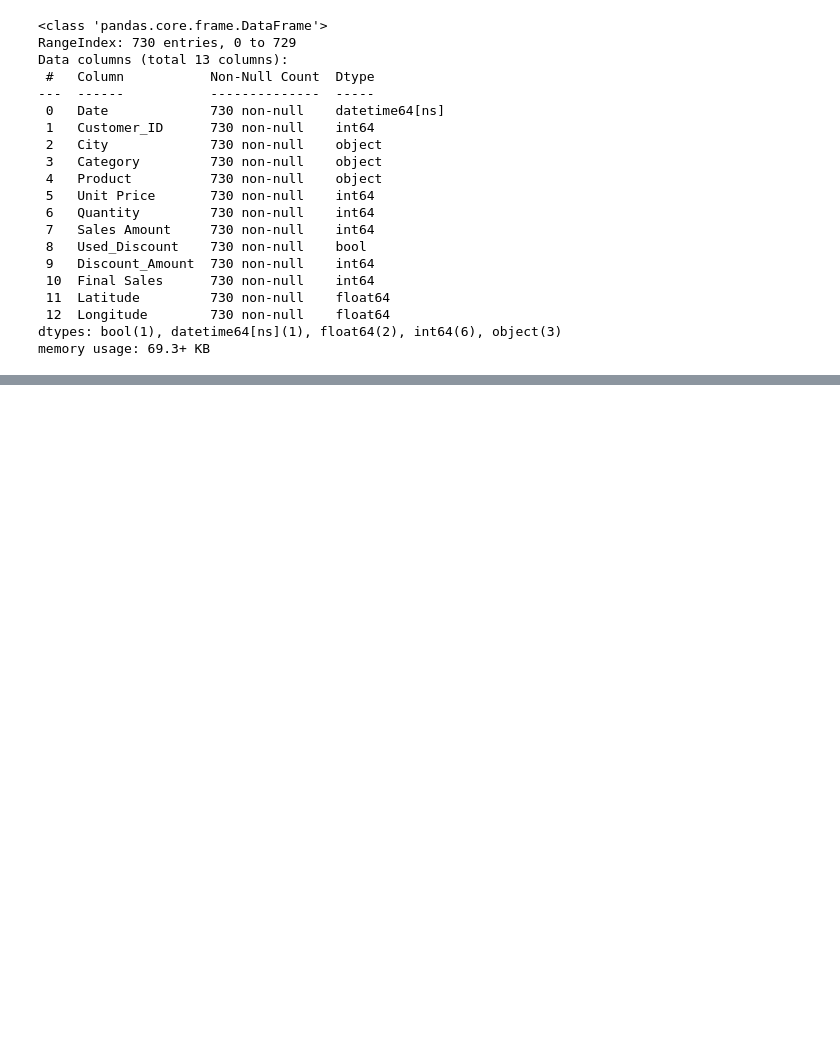
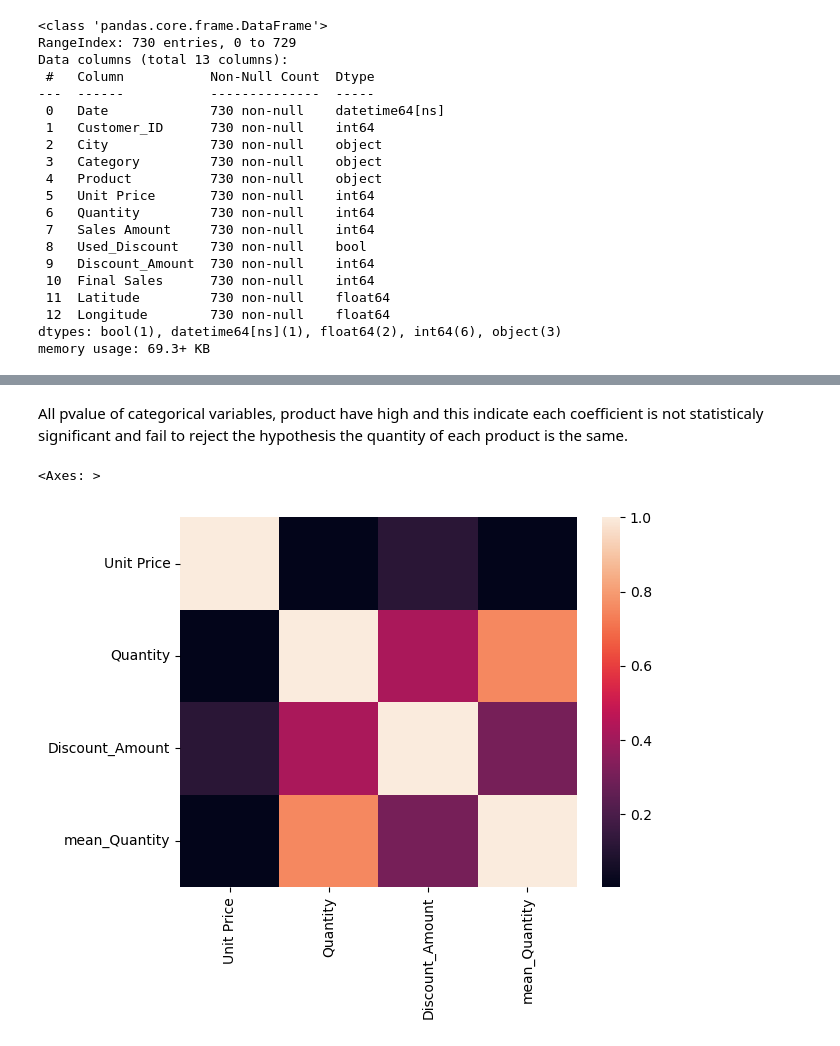
Before and after one commit to soonn22/CoffeeBeanSales, a Jupyter notebook: Analysis.ipynb, the cells around one changed output, grey strips where cells are left out. Cells and saved outputs as stored; diff of their text form; code cells hidden in the pictures; blank space fills up the shorter version.

```diff
--- a/Analysis.ipynb
+++ b/Analysis.ipynb
@@ -186,0 +327,16 @@ memory usage: 69.3+ KB
+# %% [markdown]
+All pvalue of categorical variables, product have high and this indicate each coefficient is not statisticaly significant and fail to reject the hypothesis the quantity of each product is the same.
+# %%
+# adding mean of city,month,product
+df['city_product_month'] = df['City'].astype(str) + ' ' + df['Product'].astype(str) + ' ' + df['month'].astype(str)
+grouped = df.groupby('city_product_month').mean(numeric_only = True)[['Quantity']]
+grouped_dict = grouped.to_dict()
+grouped_dict = grouped_dict['Quantity']
+df['mean_Quantity'] = df['city_product_month']
+df['mean_Quantity'] = df['mean_Quantity'].map(grouped_dict)
+
+df_corr = df[['Unit Price', 'Quantity', 'Discount_Amount','mean_Quantity']].corr()
+sns.heatmap(df_corr)
+# %% [output]
+<Axes: >
+[figure, added]
```
Also changed, not shown: parts of 43 cells of this notebook, 2 other files.
